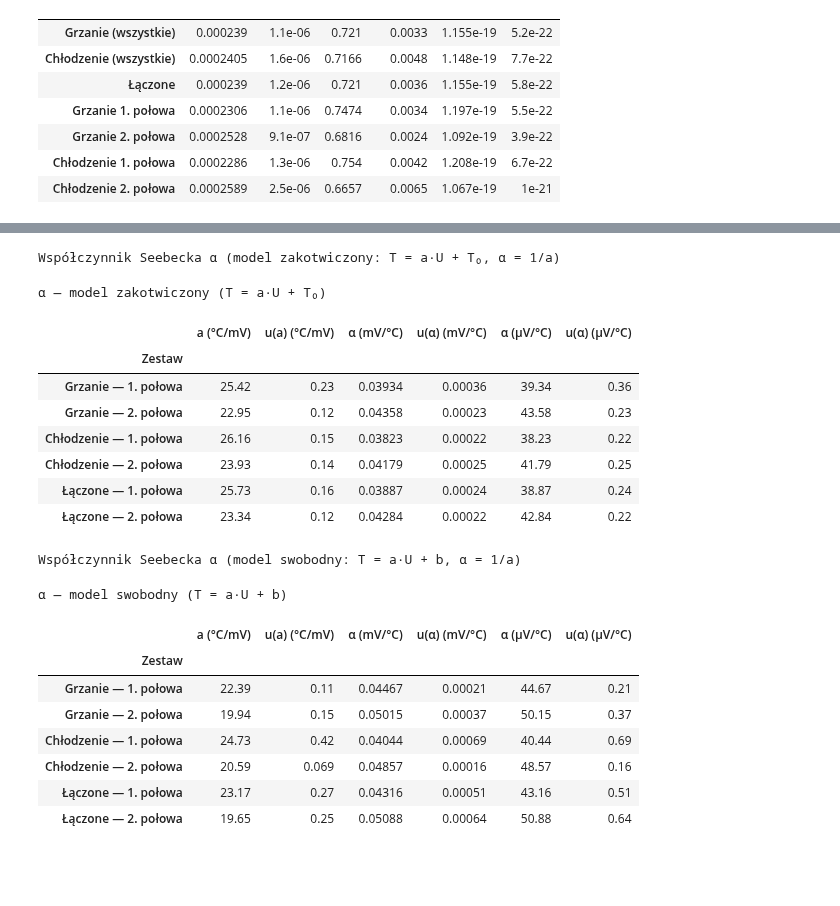
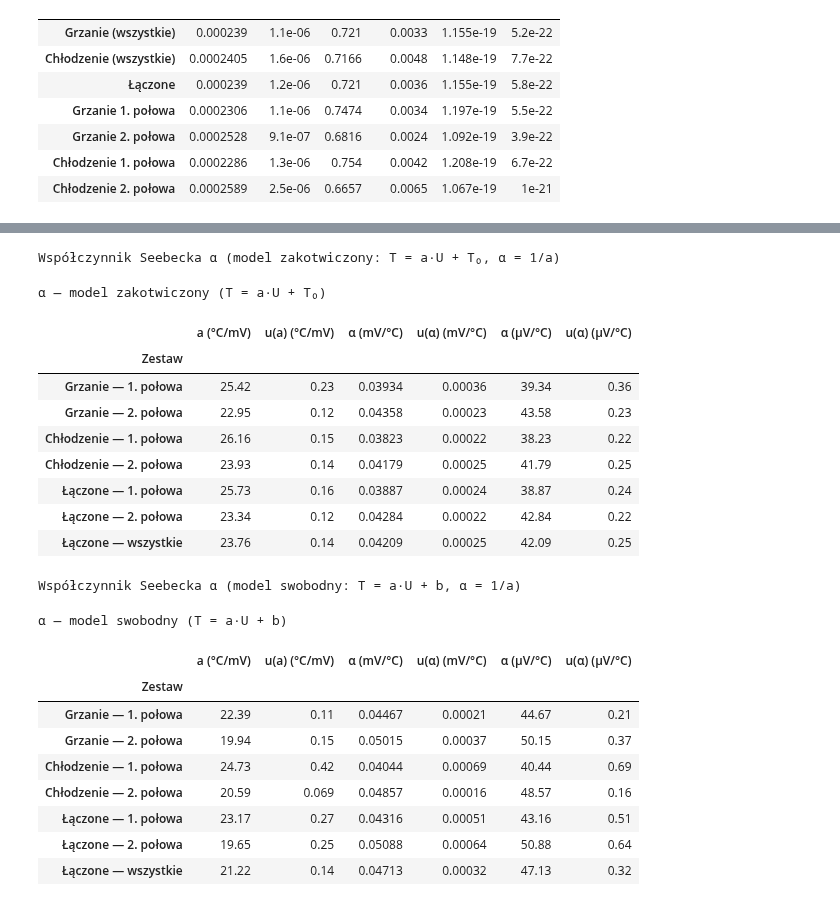
Before and after one commit to karolpeszek/mdr, a Jupyter notebook: Adelaide/adelaide.ipynb, the cells around one changed output, grey strips where cells are left out. Drawn from its saved outputs; the diff is of its cells as text; code cells hidden in the pictures; blank space fills up the shorter version.

```diff
--- a/Adelaide/adelaide.ipynb
+++ b/Adelaide/adelaide.ipynb
@@ -356,6 +406,7 @@ tc_sets = [
     ("Chłodzenie", "2. połowa", tc_c2),
     ("Łączone",    "1. połowa", tc_combined_1),
     ("Łączone",    "2. połowa", tc_combined_2),
+    ("Łączone",    "wszystkie", tc_all),
 ]
 for dataset, half, df in tc_sets:
     # Zakotwiczone: T = aU + T₀  (T₀ = 0°C)
@@ -441,6 +492,7 @@ for label, df in [
     ("Chłodzenie 2. połowa", tc_c2),
     ("Łączone 1. połowa",    tc_combined_1),
     ("Łączone 2. połowa",    tc_combined_2),
+    ("Łączone wszystkie",    tc_all),
 ]:
     a, da = fit_fixed_intercept(df["voltage"], df["temperature"], T0)
     coeff_rows.append({
@@ -459,6 +511,7 @@ for label, df in [
     ("Chłodzenie 2. połowa", tc_c2),
     ("Łączone 1. połowa",    tc_combined_1),
     ("Łączone 2. połowa",    tc_combined_2),
+    ("Łączone wszystkie",    tc_all),
 ]:
     a, da, b, db = fit_linear(df["voltage"], df["temperature"])
     coeff_rows.append({
@@ -522,6 +575,7 @@ tc_sets_labeled = [
     ("Chłodzenie", "2. połowa", tc_c2),
     ("Łączone",    "1. połowa", tc_combined_1),
     ("Łączone",    "2. połowa", tc_combined_2),
+    ("Łączone",    "wszystkie", tc_all),
 ]
 
 alpha_rows_anch = []
@@ -570,33 +624,34 @@ fmt_alpha = {
     "u(α) (µV/°C)": "{:.2g}",
 }
 table_styles = [
     {"selector": "caption", "props": [("font-size", "14px"), ("font-weight", "bold")]},
     {"selector": "th",      "props": [("text-align", "center")]},
     {"selector": "td",      "props": [("text-align", "right")]},
 ]
 
 print("Współczynnik Seebecka α (model zakotwiczony: T = a·U + T₀, α = 1/a)\n")
 wyniki_anch = pd.DataFrame(alpha_rows_anch).set_index("Zestaw")
 display(wyniki_anch.style.format(fmt_alpha)
         .set_caption("α — model zakotwiczony (T = a·U + T₀)")
         .set_table_styles(table_styles))
 
 print("\nWspółczynnik Seebecka α (model swobodny: T = a·U + b, α = 1/a)\n")
 wyniki_free = pd.DataFrame(alpha_rows_free).set_index("Zestaw")
 display(wyniki_free.style.format(fmt_alpha)
         .set_caption("α — model swobodny (T = a·U + b)")
         .set_table_styles(table_styles))
 # %% [output]
 Współczynnik Seebecka α (model zakotwiczony: T = a·U + T₀, α = 1/a)
 α — model zakotwiczony (T = a·U + T₀)
 |  | a (°C/mV) | u(a) (°C/mV) | α (mV/°C) | u(α) (mV/°C) | α (µV/°C) | u(α) (µV/°C) |
 | Zestaw |  |  |  |  |  |  |
 | Grzanie — 1. połowa | 25.42 | 0.23 | 0.03934 | 0.00036 | 39.34 | 0.36 |
 | Grzanie — 2. połowa | 22.95 | 0.12 | 0.04358 | 0.00023 | 43.58 | 0.23 |
 | Chłodzenie — 1. połowa | 26.16 | 0.15 | 0.03823 | 0.00022 | 38.23 | 0.22 |
 | Chłodzenie — 2. połowa | 23.93 | 0.14 | 0.04179 | 0.00025 | 41.79 | 0.25 |
 | Łączone — 1. połowa | 25.73 | 0.16 | 0.03887 | 0.00024 | 38.87 | 0.24 |
 | Łączone — 2. połowa | 23.34 | 0.12 | 0.04284 | 0.00022 | 42.84 | 0.22 |
+| Łączone — wszystkie | 23.76 | 0.14 | 0.04209 | 0.00025 | 42.09 | 0.25 |
 Współczynnik Seebecka α (model swobodny: T = a·U + b, α = 1/a)
 α — model swobodny (T = a·U + b)
 |  | a (°C/mV) | u(a) (°C/mV) | α (mV/°C) | u(α) (mV/°C) | α (µV/°C) | u(α) (µV/°C) |
@@ -607,6 +662,7 @@ Współczynnik Seebecka α (model swobodny: T = a·U + b, α = 1/a)
 | Chłodzenie — 2. połowa | 20.59 | 0.069 | 0.04857 | 0.00016 | 48.57 | 0.16 |
 | Łączone — 1. połowa | 23.17 | 0.27 | 0.04316 | 0.00051 | 43.16 | 0.51 |
 | Łączone — 2. połowa | 19.65 | 0.25 | 0.05088 | 0.00064 | 50.88 | 0.64 |
+| Łączone — wszystkie | 21.22 | 0.14 | 0.04713 | 0.00032 | 47.13 | 0.32 |
 # %%
 # ── Średnie ważone końcowe: α i W ─────────────────────────────────────────────
 # Waga: wᵢ = 1/u(xᵢ)²
```
Also changed, not shown: parts of 5 cells of this notebook, 9 other files.
